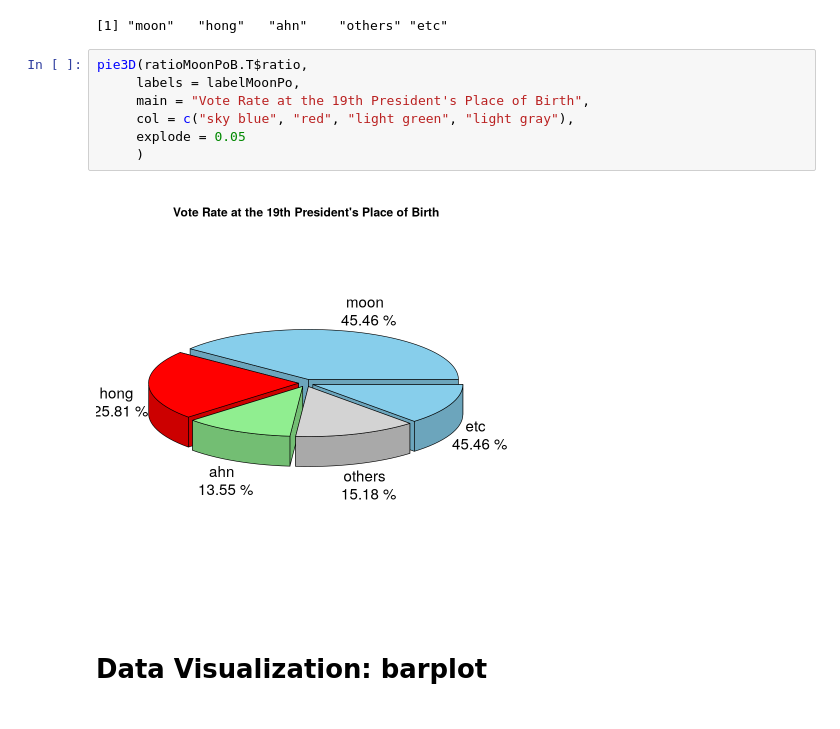
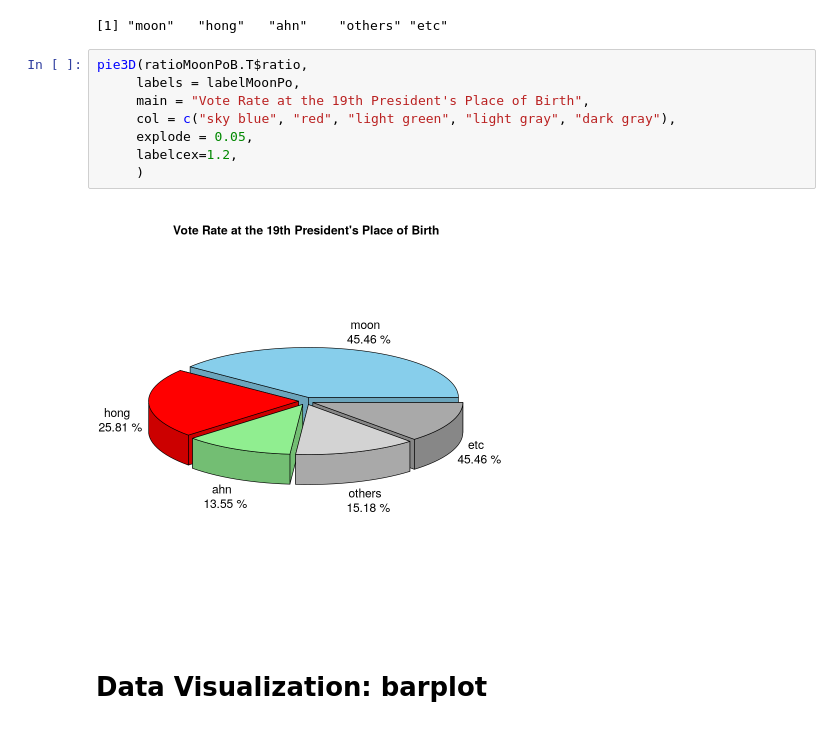
Before and after one commit to yoonseopark001/R-DataAnalysis-Visualization-MachineLearning, a Jupyter notebook: A_Proj02_DataAnalysisAndVisualizationWithElectionData.ipynb, the cells around one changed output. Drawn from its saved outputs; the diff is of its cells as text.

```diff
--- a/A_Proj02_DataAnalysisAndVisualizationWithElectionData.ipynb
+++ b/A_Proj02_DataAnalysisAndVisualizationWithElectionData.ipynb
@@ -743,12 +743,13 @@ colnames(ratioMoonPoB)
 # %%
 pie3D(ratioMoonPoB.T$ratio,
      labels = labelMoonPo,
      main = "Vote Rate at the 19th President's Place of Birth",
-     col = c("sky blue", "red", "light green", "light gray"),
-     explode = 0.05
+     col = c("sky blue", "red", "light green", "light gray", "dark gray"),
+     explode = 0.05,
+     labelcex=1.2,
      )
 # %% [output]
-[figure, old version]
+[figure, new version]
 # %% [markdown]
 # Data Visualization: barplot
 # %% [markdown]
```
